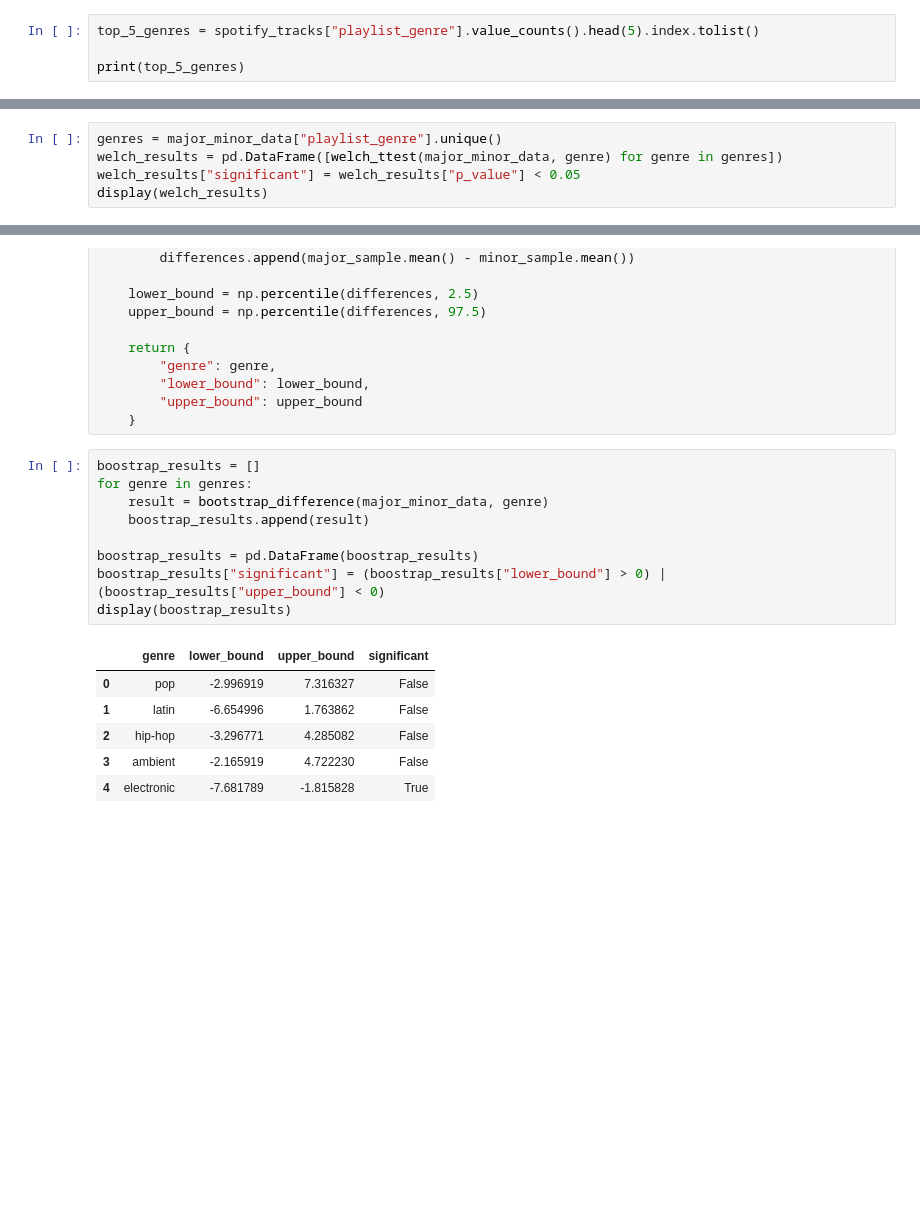
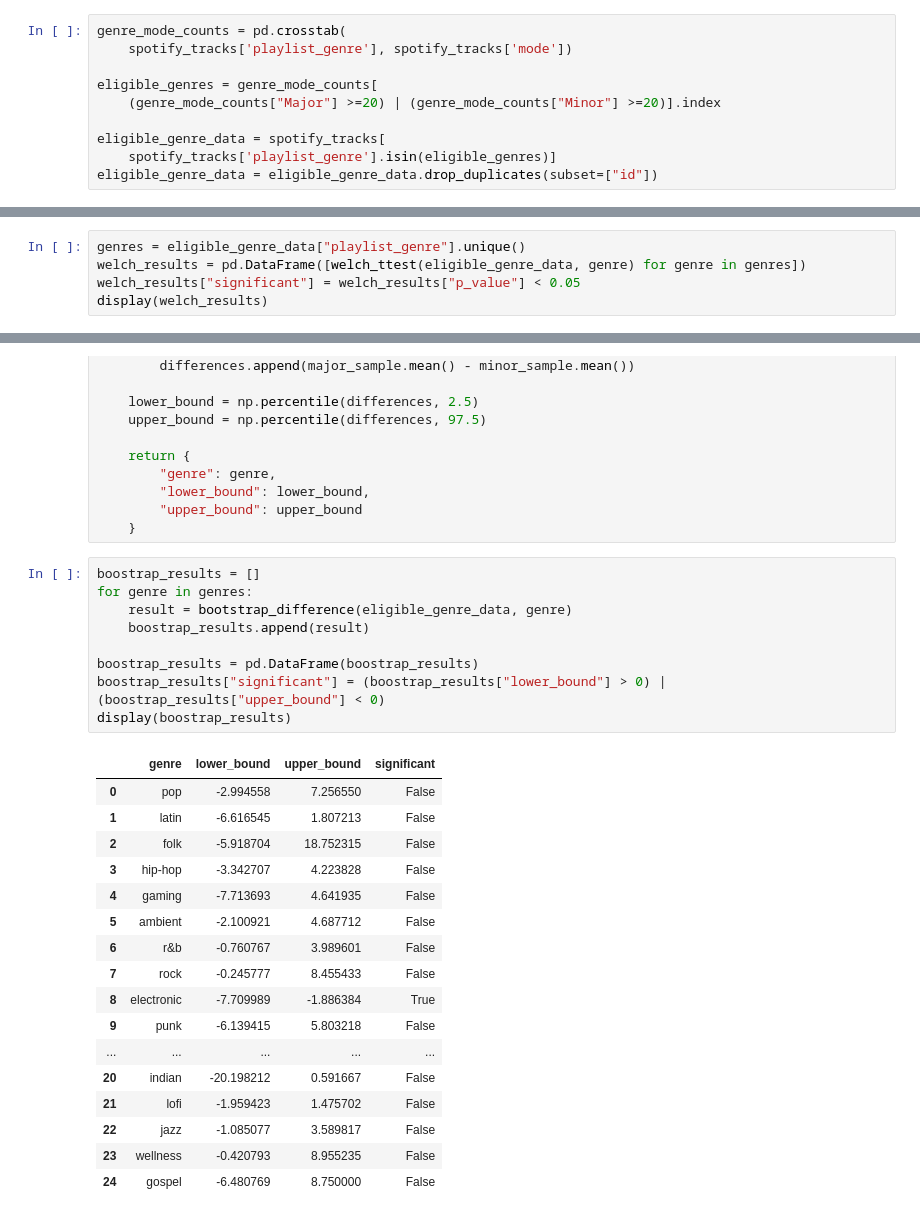
Before and after one commit to tylergarf/CU_STAT5000_Final_Proj, a Jupyter notebook: notebooks/03-Eriks-analysis.ipynb, the cells around one changed output, grey strips where cells are left out. Cells and saved outputs as stored; diff of their text form; blank space fills up the shorter version.

```diff
--- a/notebooks/03-Eriks-analysis.ipynb
+++ b/notebooks/03-Eriks-analysis.ipynb
@@ -28,4 +30,10 @@ Question: Is song popularity associated with musical mode (Major, Minor) within
 # %%
-top_5_genres = spotify_tracks["playlist_genre"].value_counts().head(5).index.tolist()
+genre_mode_counts = pd.crosstab(
+    spotify_tracks['playlist_genre'], spotify_tracks['mode'])
 
-print(top_5_genres)
+eligible_genres = genre_mode_counts[
+    (genre_mode_counts["Major"] >=20) | (genre_mode_counts["Minor"] >=20)].index
+
+eligible_genre_data = spotify_tracks[
+    spotify_tracks['playlist_genre'].isin(eligible_genres)]
+eligible_genre_data = eligible_genre_data.drop_duplicates(subset=["id"])
@@ -107,8 +123,8 @@ def welch_ttest(data, genre):
 
     }
 # %%
-genres = major_minor_data["playlist_genre"].unique()
-welch_results = pd.DataFrame([welch_ttest(major_minor_data, genre) for genre in genres])
+genres = eligible_genre_data["playlist_genre"].unique()
+welch_results = pd.DataFrame([welch_ttest(eligible_genre_data, genre) for genre in genres])
 welch_results["significant"] = welch_results["p_value"] < 0.05
 display(welch_results)
 # %% [output]
@@ -149,16 +176,27 @@ def bootstrap_difference(data, genre, n_iterations = 10000):
 # %%
 boostrap_results = []
 for genre in genres:
-    result = bootstrap_difference(major_minor_data, genre)
+    result = bootstrap_difference(eligible_genre_data, genre)
     boostrap_results.append(result)
 
 boostrap_results = pd.DataFrame(boostrap_results)
 boostrap_results["significant"] = (boostrap_results["lower_bound"] > 0) | (boostrap_results["upper_bound"] < 0)
 display(boostrap_results)
 # %% [output]
 |  | genre | lower_bound | upper_bound | significant |
-| 0 | pop | -2.996919 | 7.316327 | False |
-| 1 | latin | -6.654996 | 1.763862 | False |
-| 2 | hip-hop | -3.296771 | 4.285082 | False |
-| 3 | ambient | -2.165919 | 4.722230 | False |
-| 4 | electronic | -7.681789 | -1.815828 | True |
+| 0 | pop | -2.994558 | 7.256550 | False |
+| 1 | latin | -6.616545 | 1.807213 | False |
+| 2 | folk | -5.918704 | 18.752315 | False |
+| 3 | hip-hop | -3.342707 | 4.223828 | False |
+| 4 | gaming | -7.713693 | 4.641935 | False |
+| 5 | ambient | -2.100921 | 4.687712 | False |
+| 6 | r&b | -0.760767 | 3.989601 | False |
+| 7 | rock | -0.245777 | 8.455433 | False |
+| 8 | electronic | -7.709989 | -1.886384 | True |
+| 9 | punk | -6.139415 | 5.803218 | False |
+| ... | ... | ... | ... | ... |
+| 20 | indian | -20.198212 | 0.591667 | False |
+| 21 | lofi | -1.959423 | 1.475702 | False |
+| 22 | jazz | -1.085077 | 3.589817 | False |
+| 23 | wellness | -0.420793 | 8.955235 | False |
+| 24 | gospel | -6.480769 | 8.750000 | False |
```
Also changed, not shown: parts of 9 cells of this notebook.
